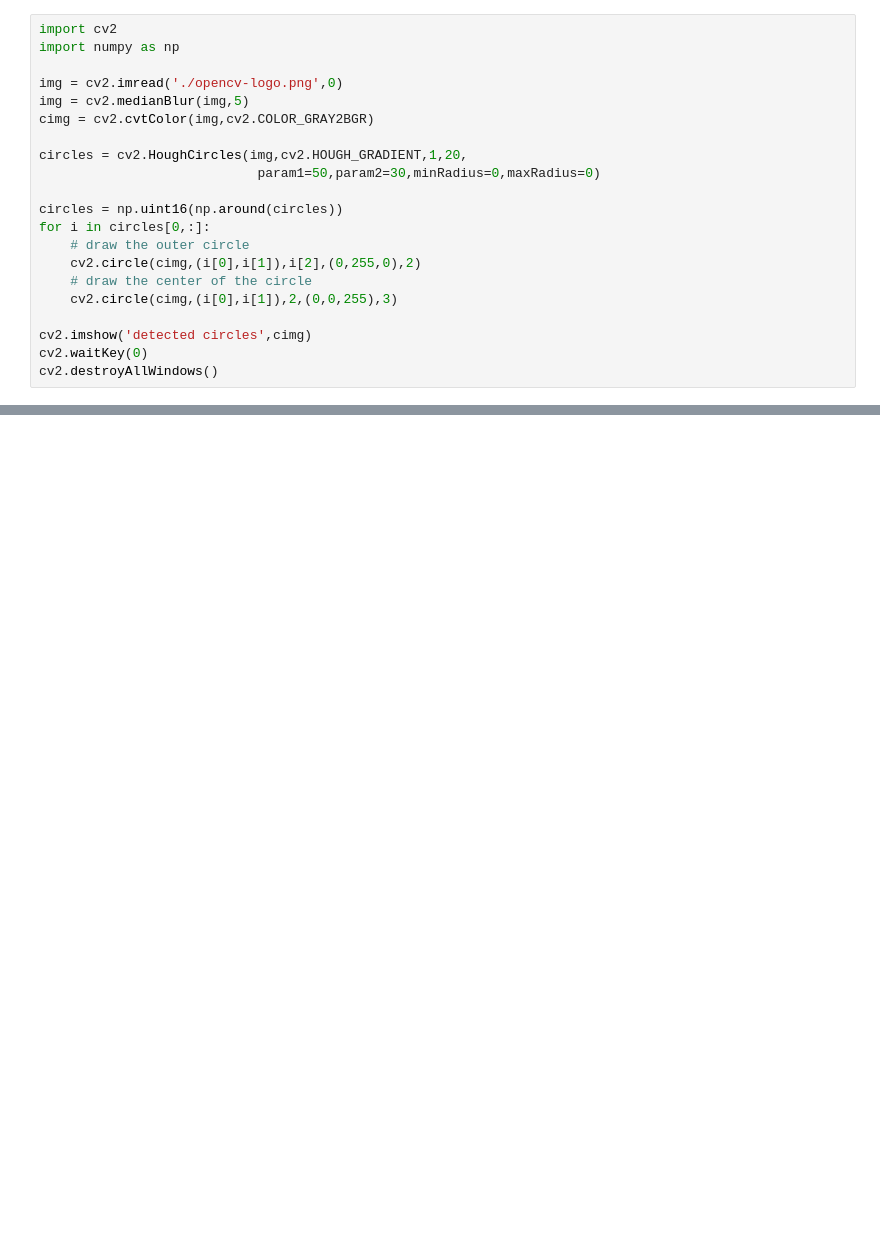
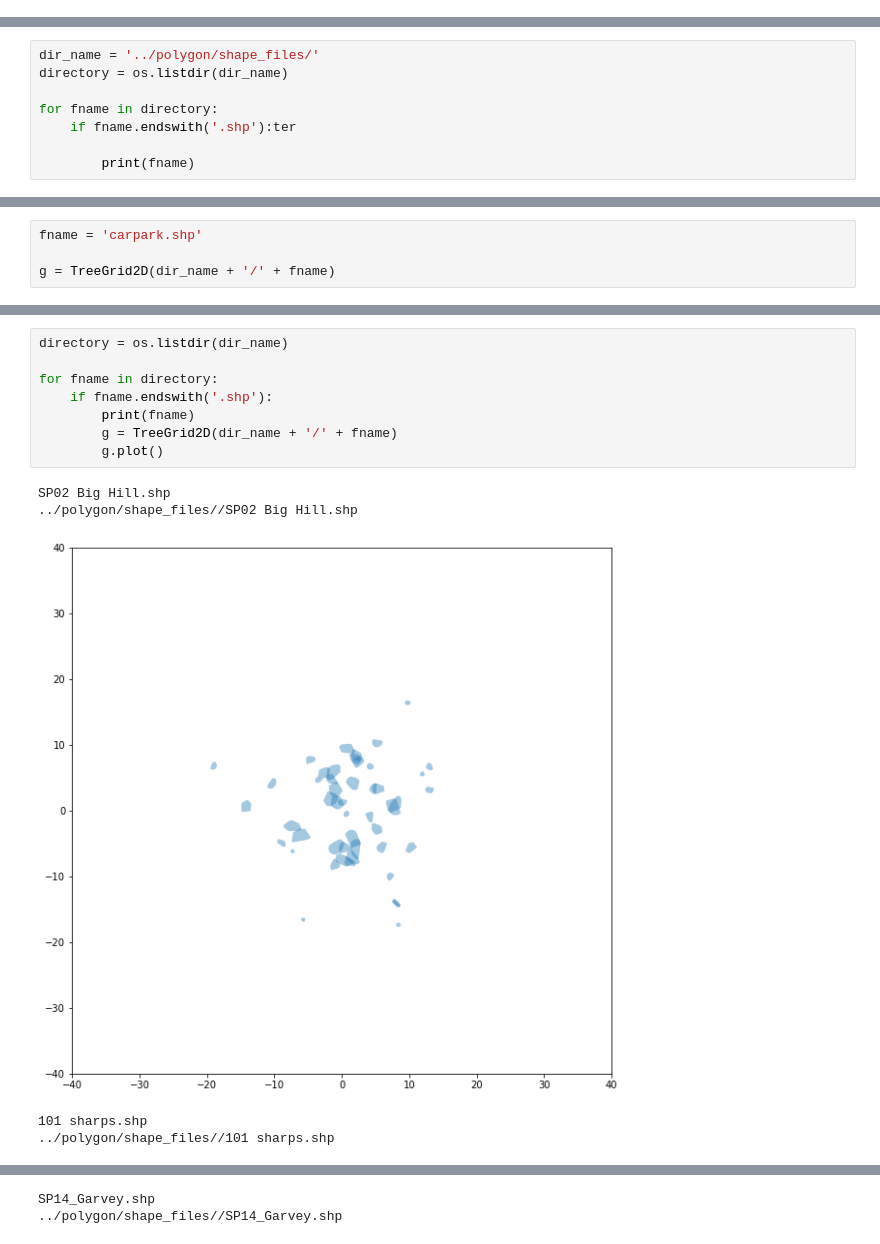
Before and after one commit to iknow1988/MAMIF, a Jupyter notebook: bat_simulation_clean_up/notebooks/Forest.ipynb, the cells around one changed output, grey strips where cells are left out. Cells and saved outputs as stored; diff of their text form; blank space fills up the shorter version.

```diff
--- a/bat_simulation_clean_up/notebooks/Forest.ipynb
+++ b/bat_simulation_clean_up/notebooks/Forest.ipynb
@@ -56,21 +6,0 @@ array([[0.58787517, 0.72422408, 0.64162602],
-# %%
-import cv2
-import numpy as np
-
-img = cv2.imread('./opencv-logo.png',0)
-img = cv2.medianBlur(img,5)
-cimg = cv2.cvtColor(img,cv2.COLOR_GRAY2BGR)
-
-circles = cv2.HoughCircles(img,cv2.HOUGH_GRADIENT,1,20,
-                            param1=50,param2=30,minRadius=0,maxRadius=0)
-
-circles = np.uint16(np.around(circles))
-for i in circles[0,:]:
-    # draw the outer circle
-    cv2.circle(cimg,(i[0],i[1]),i[2],(0,255,0),2)
-    # draw the center of the circle
-    cv2.circle(cimg,(i[0],i[1]),2,(0,0,255),3)
-
-cv2.imshow('detected circles',cimg)
-cv2.waitKey(0)
-cv2.destroyAllWindows()
@@ -92,0 +87,8 @@ array([[255, 255, 255, ..., 255, 255, 255],
+# %%
+dir_name = '../polygon/shape_files/'
+directory = os.listdir(dir_name)
+
+for fname in directory:
+    if fname.endswith('.shp'):ter
+
+        print(fname)
@@ -92,0 +114,4 @@ array([[255, 255, 255, ..., 255, 255, 255],
+# %%
+fname = 'carpark.shp'
+
+g = TreeGrid2D(dir_name + '/' + fname)
@@ -92,0 +120,14 @@ array([[255, 255, 255, ..., 255, 255, 255],
+# %%
+directory = os.listdir(dir_name)
+
+for fname in directory:
+    if fname.endswith('.shp'):
+        print(fname)
+        g = TreeGrid2D(dir_name + '/' + fname)
+        g.plot()
+# %% [output]
+SP02 Big Hill.shp
+../polygon/shape_files//SP02 Big Hill.shp
+[figure, added]
+101 sharps.shp
+../polygon/shape_files//101 sharps.shp
@@ -92,0 +135,2 @@ array([[255, 255, 255, ..., 255, 255, 255],
+SP14_Garvey.shp
+../polygon/shape_files//SP14_Garvey.shp
```
Also changed, not shown: parts of 15 cells of this notebook, 14 other files.
